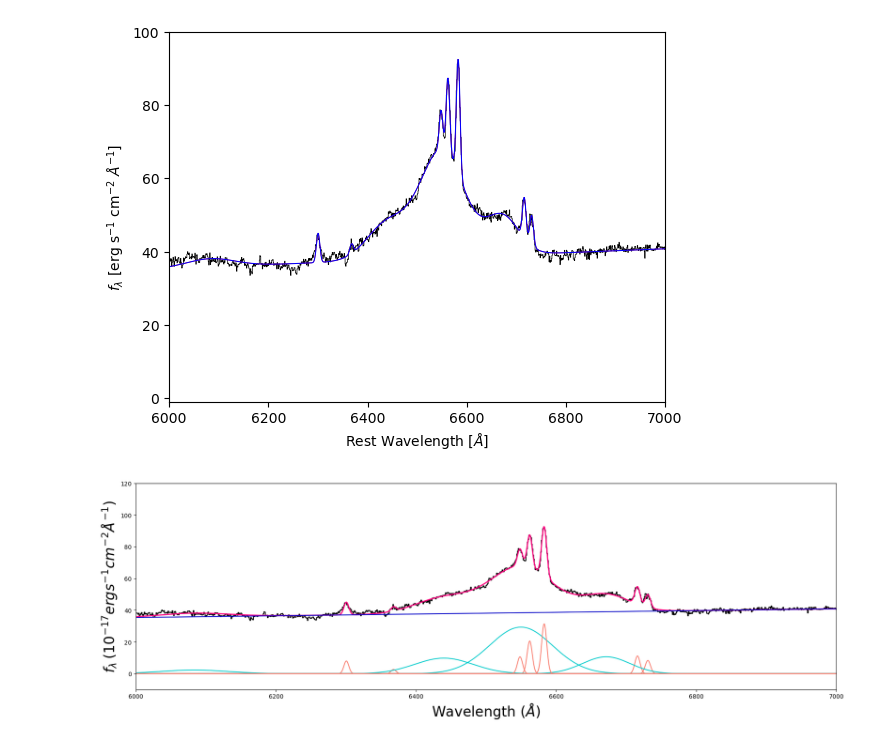
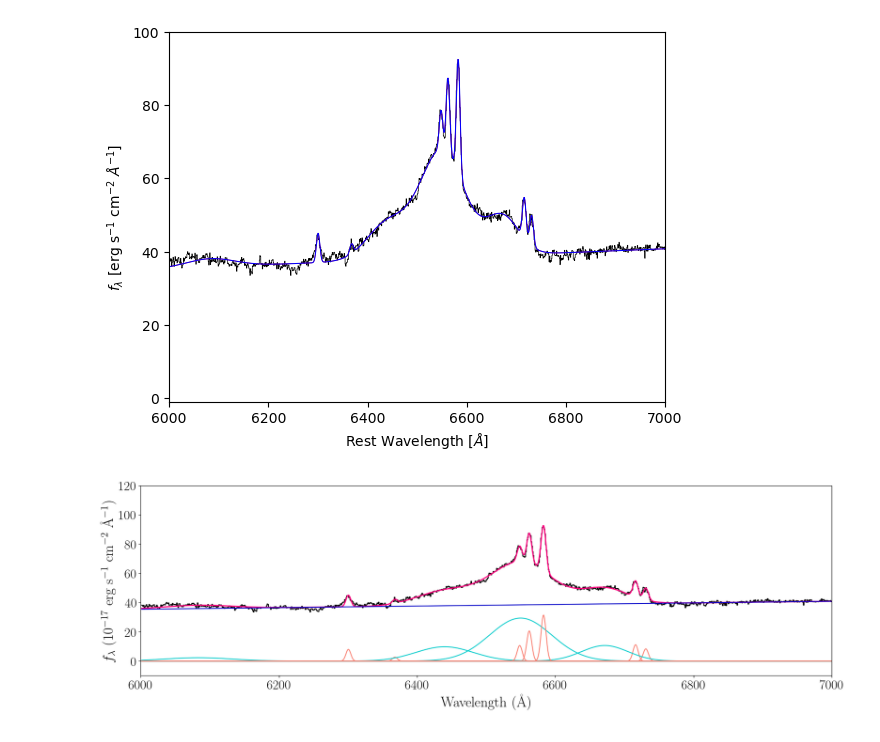
Before and after one commit to seratsaad/ticktock, a Jupyter notebook: Spectral Decomposition - Optical - Halpha.ipynb, the cells around one changed output. Cells and saved outputs as stored; diff of their text form; code cells hidden in the pictures.

```diff
--- a/Spectral Decomposition - Optical - Halpha.ipynb
+++ b/Spectral Decomposition - Optical - Halpha.ipynb
@@ -561,7 +519,11 @@ def plot_optical_agn_fit(wave,flux,model,wavemin,wavemax,ymin,ymax,xlabel,ylabel
     nii1 = model['nii1']
     nii2 = model['nii2']
 
-
+    plt.rc('text', usetex=True)
+    plt.rcParams.update({
+        'font.family': 'serif',
+        'font.size': 22
+    })
     fig = plt.figure(figsize=(18, 6))
     ax  = plt.axes()
     ax.plot(wave,flux,drawstyle='steps-mid',color='black')
@@ -776,23 +738,23 @@ plt.show()
 # %%
 best_model = optical_agn_spectrum(lam,*spec.specfit.parinfo.values,return_components=True)
 wavemin = 1000.
 wavemax = 1650.
 ymin = -100.
 ymax = 400.
 wave = lam
 flux = flux
 model = best_model
-xlabel = 'Wavelength $[\AA]$'
-ylabel = '$f_\lambda [10^{-17}$ erg s$^{-1}$ cm$^{-2}$ $\AA^{-1}$]'
+xlabel = 'Wavelength (\AA)'
+ylabel = 'f_{\lambda}$ (10$^{-17}$ erg s$^{-1}$ cm$^{-2}$ \AA$^{-1}$)'
 plotfile = '../plots/j0950/plots/spec-52509-0902-0498'
 HARDCOPY = False
 SHOW = True
 
-plot_optical_agn_fit(lam,flux,best_model,6000,7000,-10,120,'Wavelength $(\AA)$',\
-                     "$f_{\lambda} \: (10^{-17} erg s^{-1} cm^{-2} \AA^{-1})$",\
+plot_optical_agn_fit(lam,flux,best_model,6000,7000,-10,120,'Wavelength (\AA)',\
+                     "$f_{\lambda}$ (10$^{-17}$ erg s$^{-1}$ cm$^{-2}$ \AA$^{-1}$)",\
                      plotfile,HARDCOPY=False,SHOW=True)
 # %% [output]
-[figure, old version]
+[figure, new version]
 # %%
 #file_name = 'bundle_20230529_standards/combined_spectrum_20230112_0000009_exp01.fits'
 file_name = 'bundle_20230529_standards/spectrum_20230112_0000010_exp01_red.fits'
```
Also changed, not shown: parts of 5 cells of this notebook, 1 other file.
